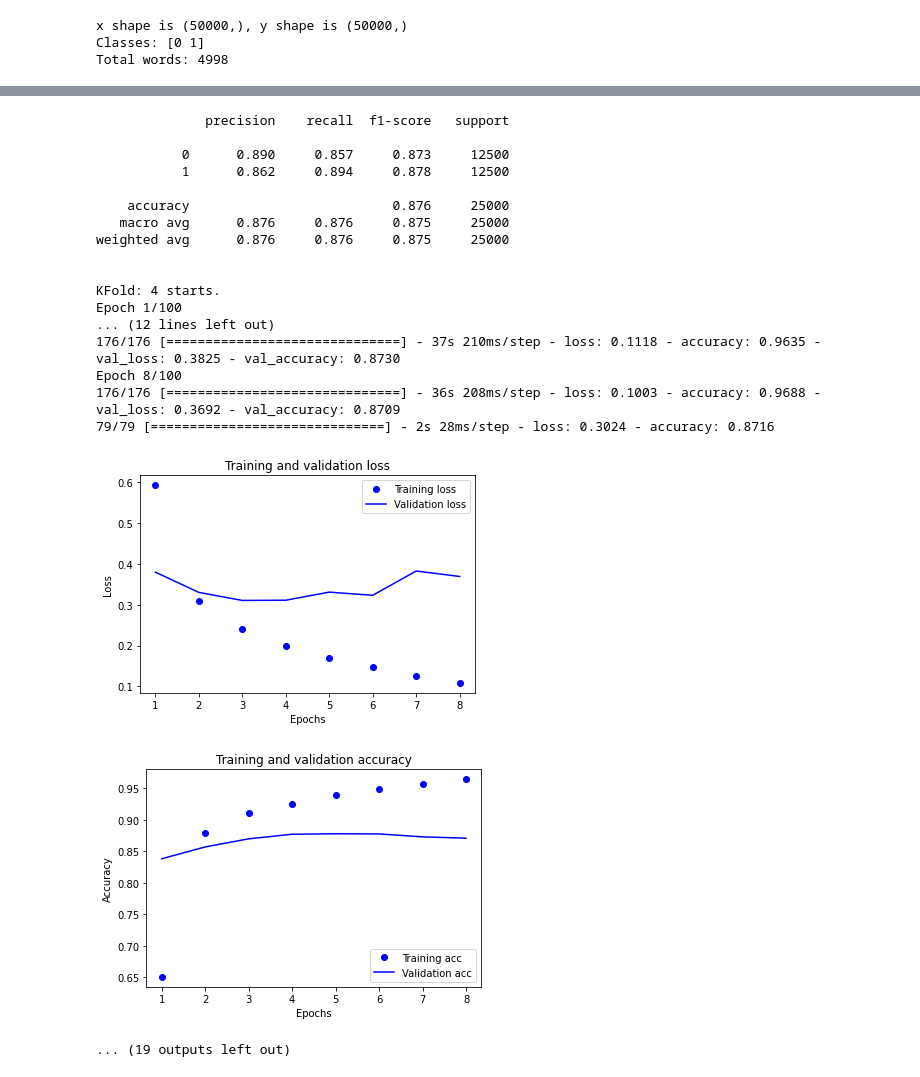
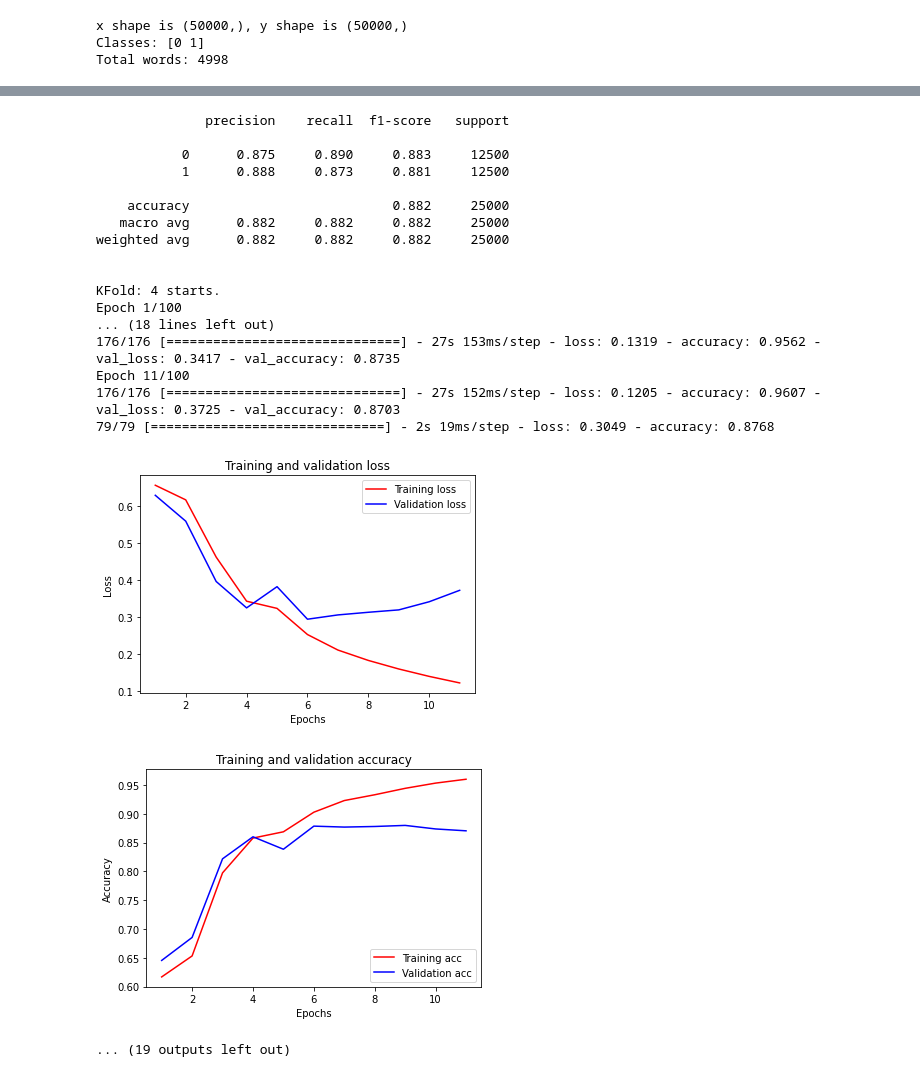
Before and after one commit to Jefffish09/MachineLearning, a Jupyter notebook: Classification/binary/bilstm_attention_binary_tf2.ipynb, the cells around one changed output, grey strips where cells are left out. Saved outputs shown, nothing was run; the diff lists cells and outputs as text; code cells hidden in the pictures.

```diff
--- a/Classification/binary/bilstm_attention_binary_tf2.ipynb
+++ b/Classification/binary/bilstm_attention_binary_tf2.ipynb
@@ -46,31 +47,30 @@ def plot_perf(history):
   history_dict = history.history
   history_dict.keys()
 
-  acc = history_dict['accuracy']
-  val_acc = history_dict['val_accuracy']
-  loss = history_dict['loss']
-  val_loss = history_dict['val_loss']
+  acc = history_dict["accuracy"]
+  val_acc = history_dict["val_accuracy"]
+  loss = history_dict["loss"]
+  val_loss = history_dict["val_loss"]
 
   epochs = range(1, len(acc) + 1)
 
   # Training and validation loss
-  # "bo" is for "blue dot"
-  plt.plot(epochs, loss, 'bo', label='Training loss')
+  plt.plot(epochs, loss, "r", label="Training loss")
   # b is for "solid blue line"
-  plt.plot(epochs, val_loss, 'b', label='Validation loss')
-  plt.title('Training and validation loss')
-  plt.xlabel('Epochs')
-  plt.ylabel('Loss')
+  plt.plot(epochs, val_loss, "b", label="Validation loss")
+  plt.title("Training and validation loss")
+  plt.xlabel("Epochs")
+  plt.ylabel("Loss")
   plt.legend()
   plt.show()
 
   # Training and validation accuracy
-  plt.plot(epochs, acc, 'bo', label='Training acc')
-  plt.plot(epochs, val_acc, 'b', label='Validation acc')
-  plt.title('Training and validation accuracy')
-  plt.xlabel('Epochs')
-  plt.ylabel('Accuracy')
-  plt.legend(loc='lower right')
+  plt.plot(epochs, acc, "r", label="Training acc")
+  plt.plot(epochs, val_acc, "b", label="Validation acc")
+  plt.title("Training and validation accuracy")
+  plt.xlabel("Epochs")
+  plt.ylabel("Accuracy")
+  plt.legend(loc="lower right")
   plt.show()
 # %%
 # Create and train the model
@@ -82,6 +82,7 @@ earlystop_callback = EarlyStopping(
   restore_best_weights=True)
 
 kfold = StratifiedKFold(n_splits=10, random_state=seed, shuffle=True)
+model = None
 cv_acc = []
 cv_loss = []
 cv_f1 = []
@@ -89,6 +90,9 @@ n = 1
 for train, valid in kfold.split(x_train, y_train):
 
   print("KFold: {} starts.".format(n))
+  del model
+  tf.keras.backend.clear_session()
+
   inputs = Input(shape=(None,), dtype="int32")
   embeddings = Embedding(input_dim=input_dim, output_dim=output_dim)(inputs)
   bilstm = Bidirectional(LSTM(units=100, dropout=0.2, activation="tanh", recurrent_dropout=0.0, recurrent_activation="sigmoid", unroll=False, use_bias=True, return_sequences=True))(embeddings)
@@ -202,20 +204,20 @@ Epoch 10/100
               precision    recall  f1-score   support
 
-           0      0.890     0.857     0.873     12500
-           1      0.862     0.894     0.878     12500
+           0      0.875     0.890     0.883     12500
+           1      0.888     0.873     0.881     12500
 
-    accuracy                          0.876     25000
-   macro avg      0.876     0.876     0.875     25000
-weighted avg      0.876     0.876     0.875     25000
+    accuracy                          0.882     25000
+   macro avg      0.882     0.882     0.882     25000
+weighted avg      0.882     0.882     0.882     25000
 
 
 KFold: 4 starts.
 Epoch 1/100
-... (12 lines left out)
-176/176 [==============================] - 37s 210ms/step - loss: 0.1118 - accuracy: 0.9635 - val_loss: 0.3825 - val_accuracy: 0.8730
-Epoch 8/100
-176/176 [==============================] - 36s 208ms/step - loss: 0.1003 - accuracy: 0.9688 - val_loss: 0.3692 - val_accuracy: 0.8709
-79/79 [==============================] - 2s 28ms/step - loss: 0.3024 - accuracy: 0.8716
+... (18 lines left out)
+176/176 [==============================] - 27s 153ms/step - loss: 0.1319 - accuracy: 0.9562 - val_loss: 0.3417 - val_accuracy: 0.8735
+Epoch 11/100
+176/176 [==============================] - 27s 152ms/step - loss: 0.1205 - accuracy: 0.9607 - val_loss: 0.3725 - val_accuracy: 0.8703
+79/79 [==============================] - 2s 19ms/step - loss: 0.3049 - accuracy: 0.8768
-[figure, old version]
+[figure, new version]
-[figure, old version]
+[figure, new version]
 ... (19 outputs left out)
```
Also changed, not shown: parts of 3 cells of this notebook.
